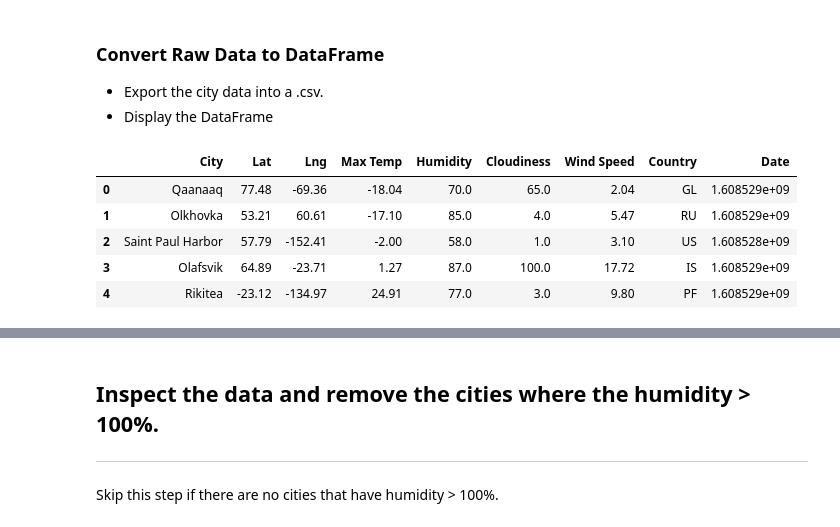
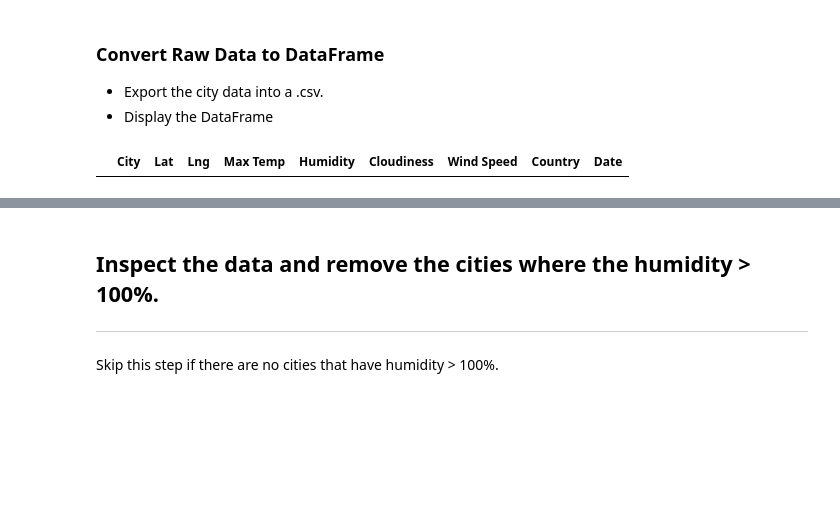
Before and after one commit to laurelwilliamson/python-api-challenge, a Jupyter notebook: WeatherPy/WeatherPy.ipynb, the cells around one changed output, grey strips where cells are left out. Drawn from its saved outputs; the diff is of its cells as text; code cells hidden in the pictures; blank space fills up the shorter version.

```diff
--- a/WeatherPy/WeatherPy.ipynb
+++ b/WeatherPy/WeatherPy.ipynb
@@ -134,20 +129,19 @@ Processing Record 647 | amapa
 # %%
 weather_df = pd.DataFrame(
     {'City': name,
      'Lat': lat,
      'Lng': lon,
      'Max Temp': temp_max,
      'Humidity': humidity,
      'Cloudiness' : clouds,
      'Wind Speed' : wind_speed,
      'Country' : country,
      'Date' : dt
     })
+
+
+weather_df.to_csv('/Users/laurelwilliamson/Desktop/GITHUB/python-api-challenge/WeatherPy/output_weather/new_weather.csv', index = False)
+
 weather_df.head()
 # %% [output]
 |  | City | Lat | Lng | Max Temp | Humidity | Cloudiness | Wind Speed | Country | Date |
-| 0 | Qaanaaq | 77.48 | -69.36 | -18.04 | 70.0 | 65.0 | 2.04 | GL | 1.608529e+09 |
-| 1 | Olkhovka | 53.21 | 60.61 | -17.10 | 85.0 | 4.0 | 5.47 | RU | 1.608529e+09 |
-| 2 | Saint Paul Harbor | 57.79 | -152.41 | -2.00 | 58.0 | 1.0 | 3.10 | US | 1.608528e+09 |
-| 3 | Olafsvik | 64.89 | -23.71 | 1.27 | 87.0 | 100.0 | 17.72 | IS | 1.608529e+09 |
-| 4 | Rikitea | -23.12 | -134.97 | 24.91 | 77.0 | 3.0 | 9.80 | PF | 1.608529e+09 |
```
Also changed, not shown: parts of 32 cells of this notebook, 7 other files.
